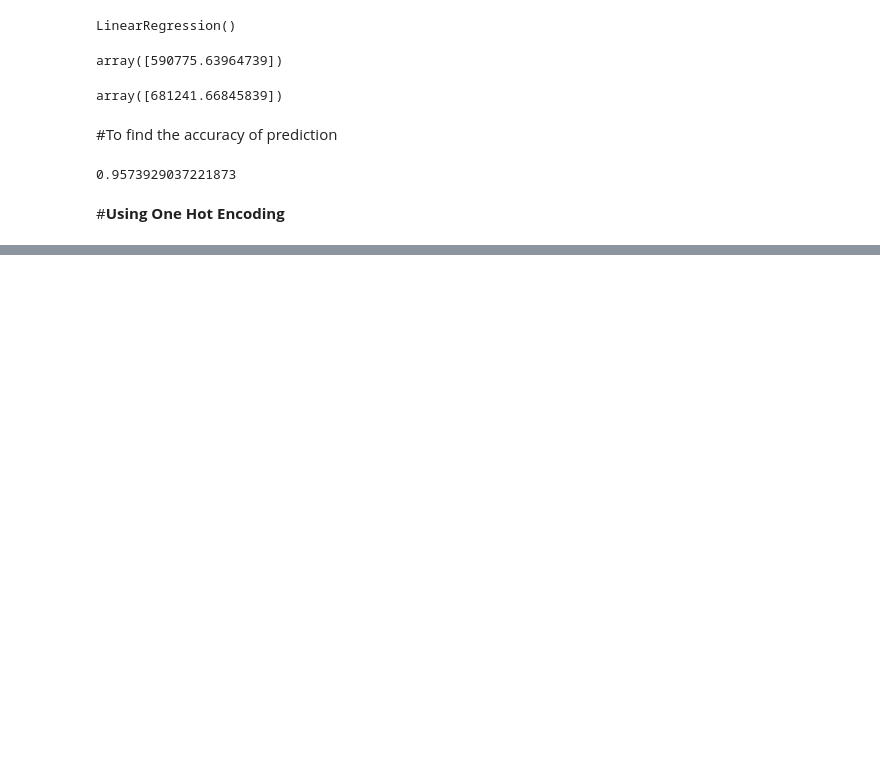
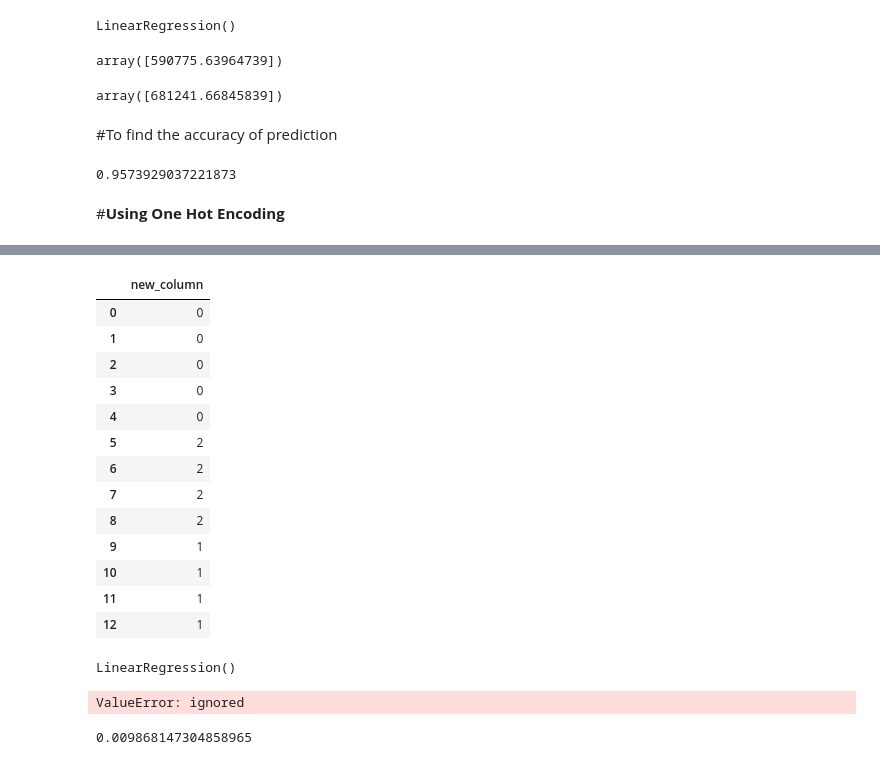
Before and after one commit to ninjaa1234/Learnin_New, a Jupyter notebook: Machine_Learning/Dummy_Variables_and_One_Hot_Encoding.ipynb, the cells around one changed output, grey strips where cells are left out. Drawn from its saved outputs; the diff is of its cells as text; code cells hidden in the pictures; blank space fills up the shorter version.

```diff
--- a/Machine_Learning/Dummy_Variables_and_One_Hot_Encoding.ipynb
+++ b/Machine_Learning/Dummy_Variables_and_One_Hot_Encoding.ipynb
@@ -192,0 +234,18 @@ from sklearn.compose import ColumnTransformer
+# %%
+X2=X1.drop(['town','area'],axis="columns")
+X2
+# %% [output]
+|  | new_column |
+| 0 | 0 |
+| 1 | 0 |
+| 2 | 0 |
+| 3 | 0 |
+| 4 | 0 |
+| 5 | 2 |
+| 6 | 2 |
+| 7 | 2 |
+| 8 | 2 |
+| 9 | 1 |
+| 10 | 1 |
+| 11 | 1 |
+| 12 | 1 |
@@ -193,3 +259,15 @@ from sklearn.compose import ColumnTransformer
+# %%
+reg1.fit(X2,Y1)
+# %% [output]
+LinearRegression()
+# %%
+reg.predict([[1,2800]])
+# %% [output]
+ValueError: ignored
+# %%
+reg1.score(X2,Y1)
+# %% [output]
+0.009868147304858965
 # %%
 ct = ColumnTransformer([("town", OneHotEncoder(), [0])], remainder = 'passthrough')
 # %%
```
Also changed, not shown: parts of 10 cells of this notebook.
